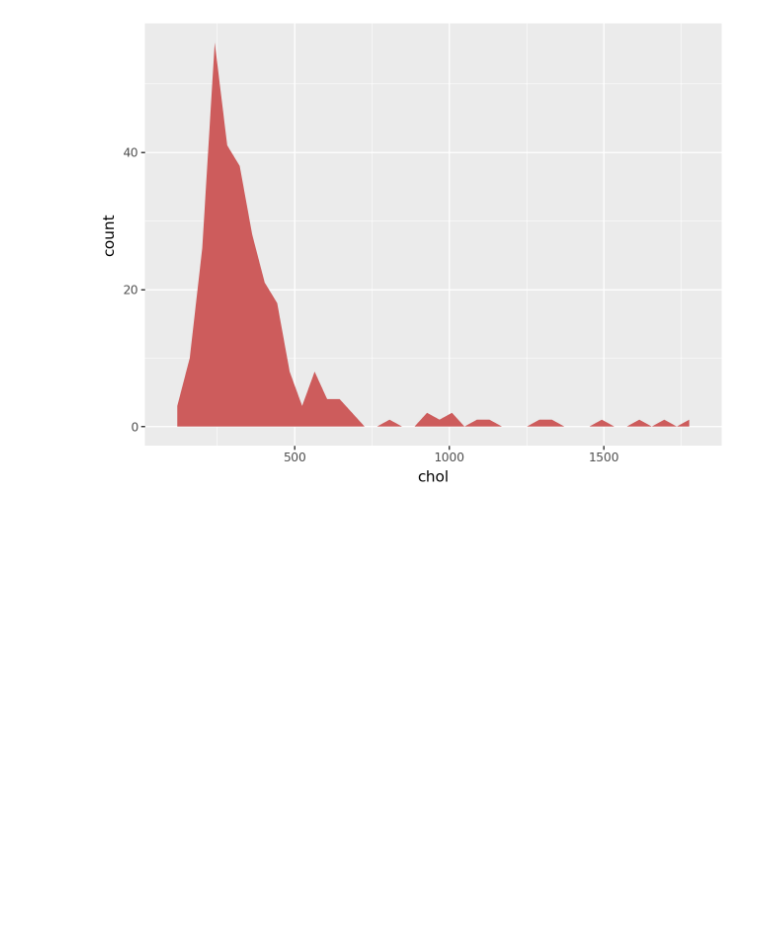
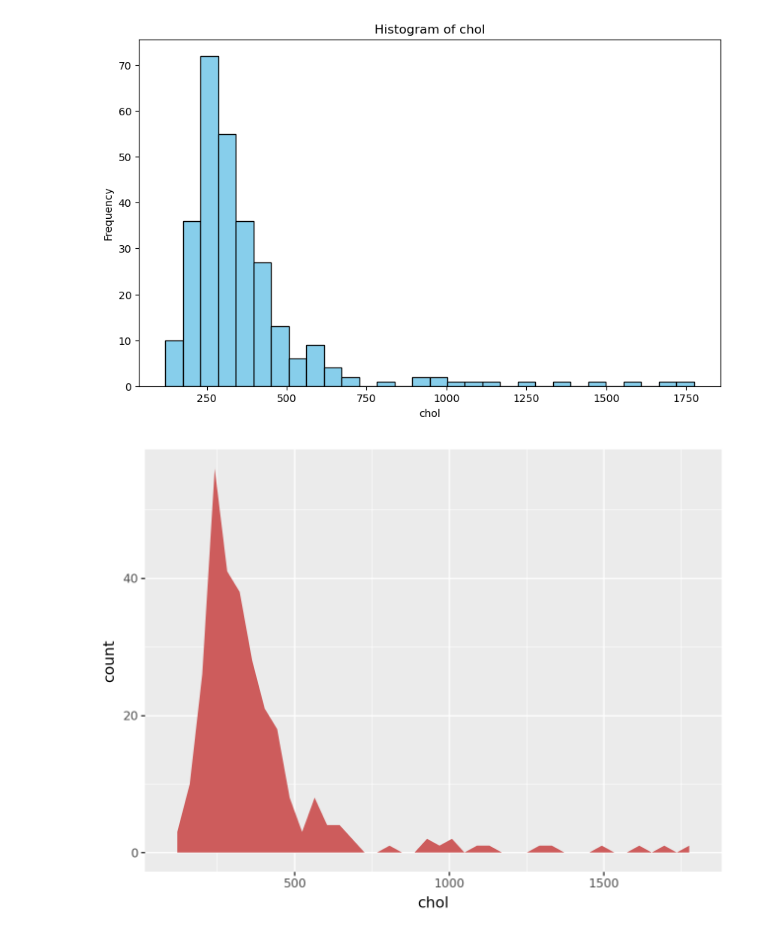
Before and after one commit to pepel63/Continous-Varibles-Exploration, a Jupyter notebook: Continous Varibles.ipynb, the cells around one changed output. Saved outputs shown, nothing was run; the diff lists cells and outputs as text; code cells hidden in the pictures; blank space fills up the shorter version.

```diff
--- a/Continous Varibles.ipynb
+++ b/Continous Varibles.ipynb
@@ -45,3 +21,17 @@ from plotnine import ggplot, aes, geom_histogram, theme_minimal
+# %%
+import matplotlib.pyplot as plt
+
+# Assuming 'df' is your DataFrame and 'chol' is the column you're plotting
+
+plt.figure(figsize=(10, 6))  # Create a figure with a specified size
+plt.hist(df['chol'], bins=30, color='skyblue', edgecolor='black')  # Create a histogram with 30 bins
+plt.xlabel('chol')  # Label the x-axis
+plt.ylabel('Frequency')  # Label the y-axis
+plt.title('Histogram of chol')  # Add a title
+
+plt.show()  # Display the plot
+# %% [output]
+[figure, added]
 # %%
 from plotnine import ggplot, aes,geom_area
 x + geom_area(stat='bin', fill='indianred')
```
Also changed, not shown: parts of 12 cells of this notebook.
